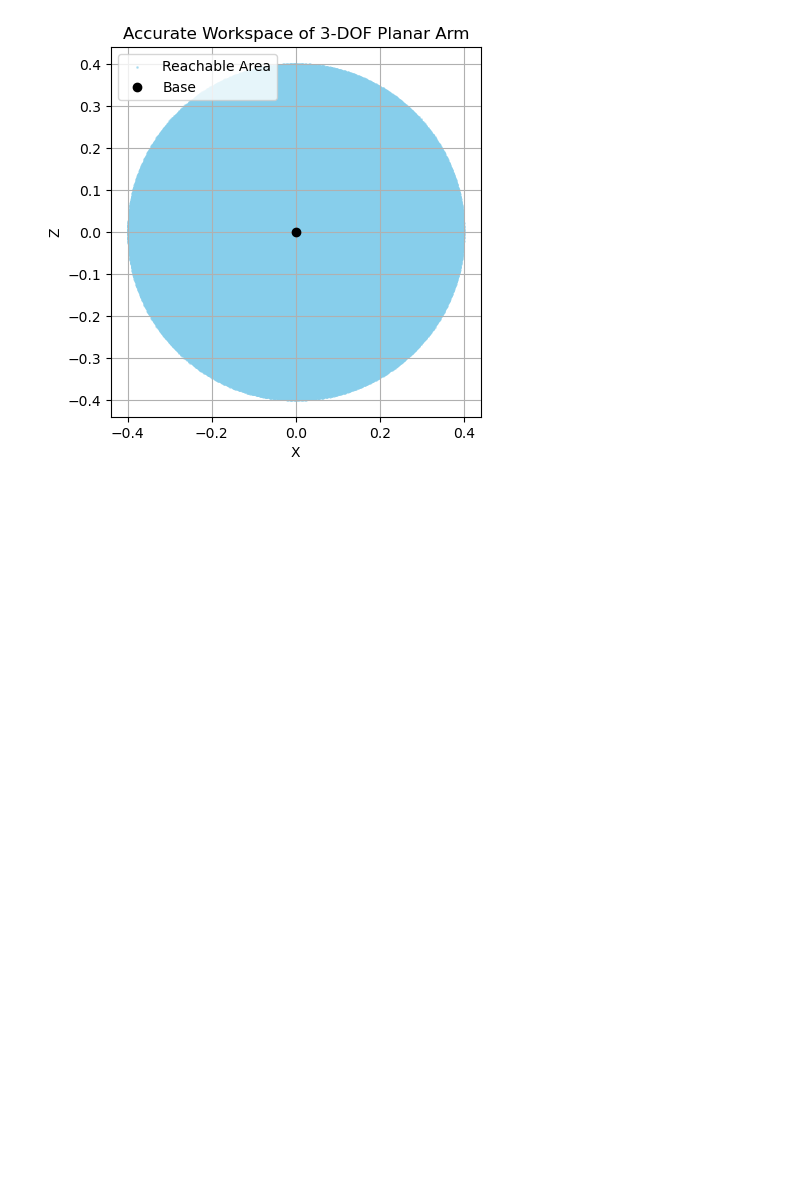
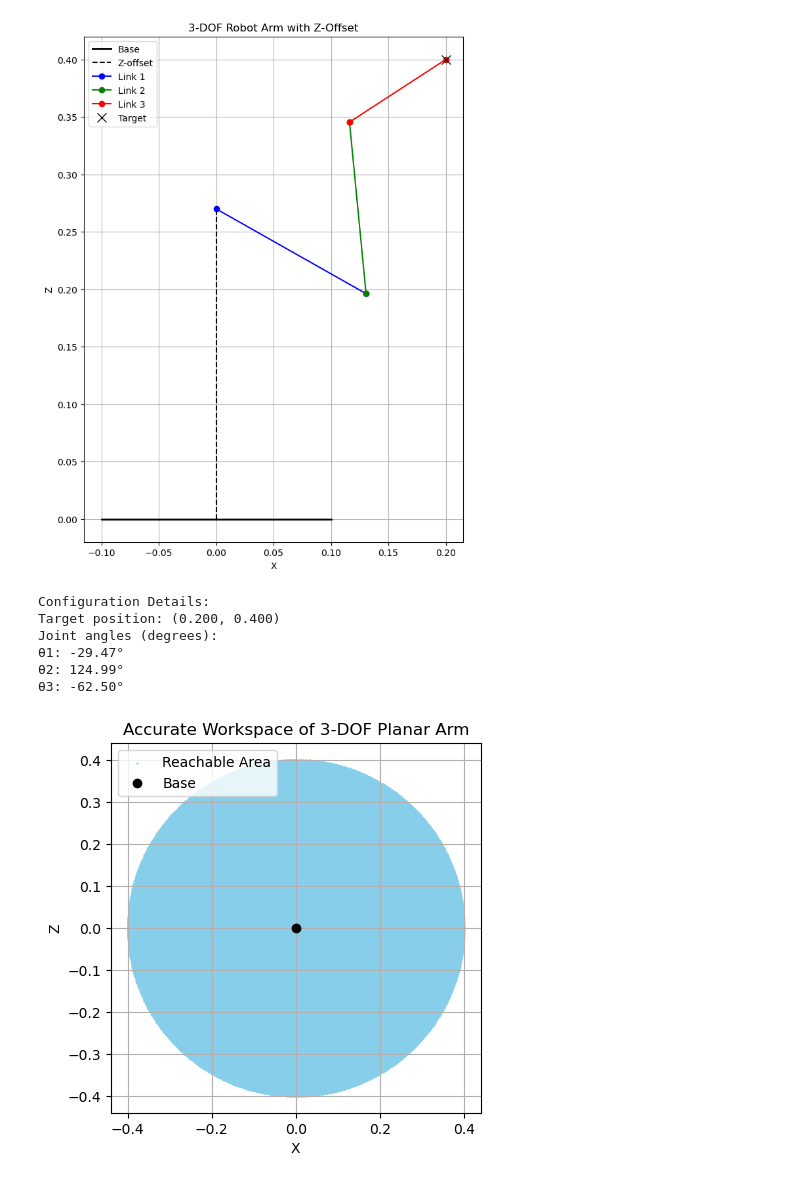
Before and after one commit to sinayanaik/pybullet_4dof, a Jupyter notebook: kinematics/3dof_kinematics.ipynb, the cells around one changed output. Drawn from its saved outputs; the diff is of its cells as text; code cells hidden in the pictures; blank space fills up the shorter version.

```diff
--- a/kinematics/3dof_kinematics.ipynb
+++ b/kinematics/3dof_kinematics.ipynb
@@ -39,3 +56,65 @@ def inverse_kinematics(x, z, l1, l2, l3):
+# %%
+import matplotlib.pyplot as plt
+
+# Link lengths from URDF
+l1, l2, l3 = 0.15, 0.15, 0.10
+z_offset = 0.27  # Z-offset from base to first joint
+
+# Target end-effector position in global frame
+x_target, z_target = 0.2, 0.4
+
+try:
+    # Compute joint angles
+    theta1, theta2, theta3 = inverse_kinematics(x_target, z_target, l1, l2, l3, z_offset)
+
+    # Forward kinematics to get joint positions
+    joint1 = (0, z_offset)  # First joint position with z-offset
+    joint2 = (l1 * np.cos(theta1), l1 * np.sin(theta1) + z_offset)
+    joint3 = (joint2[0] + l2 * np.cos(theta1 + theta2),
+             joint2[1] + l2 * np.sin(theta1 + theta2))
+    end_effector = (joint3[0] + l3 * np.cos(theta1 + theta2 + theta3),
+                   joint3[1] + l3 * np.sin(theta1 + theta2 + theta3))
+
+    # Create figure
+    fig, ax = plt.subplots(figsize=(10, 10))
+
+    # Draw base
+    ax.plot([-0.1, 0.1], [0, 0], 'k-', linewidth=2, label='Base')
+    ax.plot([0, 0], [0, z_offset], 'k--', label='Z-offset')
+
+    # Plot robot links
+    ax.plot([joint1[0], joint2[0]], [joint1[1], joint2[1]], 'bo-', label='Link 1')
+    ax.plot([joint2[0], joint3[0]], [joint2[1], joint3[1]], 'go-', label='Link 2')
+    ax.plot([joint3[0], end_effector[0]], [joint3[1], end_effector[1]], 'ro-', label='Link 3')
+    ax.plot(x_target, z_target, 'kx', label='Target', markersize=10)
+
+    ax.set_aspect('equal')
+    ax.grid(True)
+    ax.set_xlabel('X')
+    ax.set_ylabel('Z')
+    ax.set_title('3-DOF Robot Arm with Z-Offset')
+    ax.legend()
+
+    plt.show()
+
+    # Print configuration details
+    print(f"\nConfiguration Details:")
+    print(f"Target position: ({x_target:.3f}, {z_target:.3f})")
+    print(f"Joint angles (degrees):")
+    print(f"θ1: {np.degrees(theta1):.2f}°")
+    print(f"θ2: {np.degrees(theta2):.2f}°")
+    print(f"θ3: {np.degrees(theta3):.2f}°")
+
+except ValueError as e:
+    print(f"Error: {str(e)}")
+# %% [output]
+[figure, added]
+Configuration Details:
+Target position: (0.200, 0.400)
+Joint angles (degrees):
+θ1: -29.47°
+θ2: 124.99°
+θ3: -62.50°
 # %%
 import numpy as np
 import matplotlib.pyplot as plt
```
Also changed, not shown: parts of 2 cells of this notebook, 10 other files.
